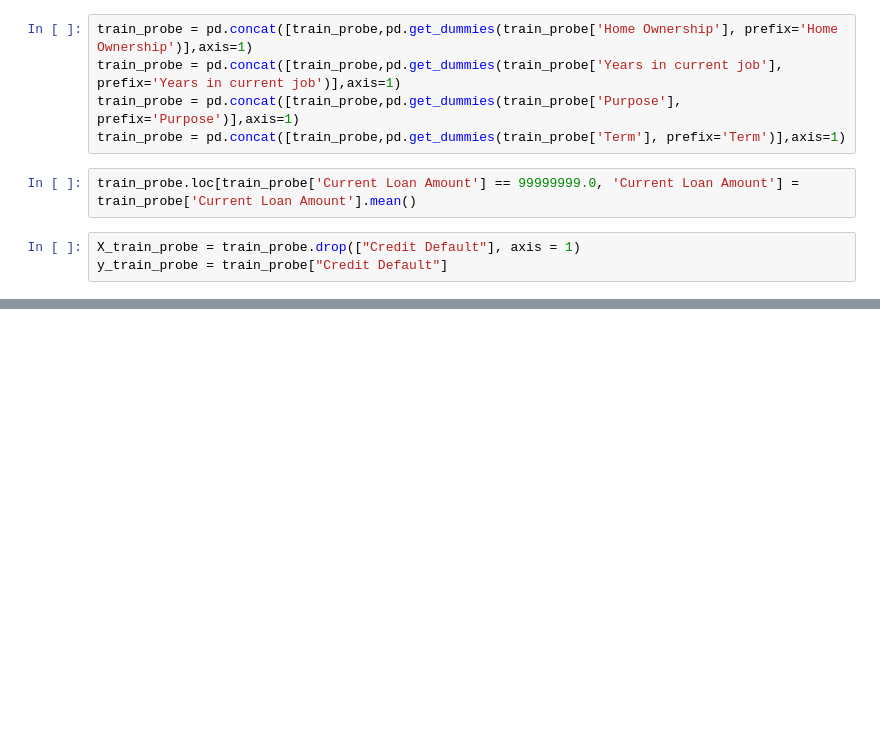
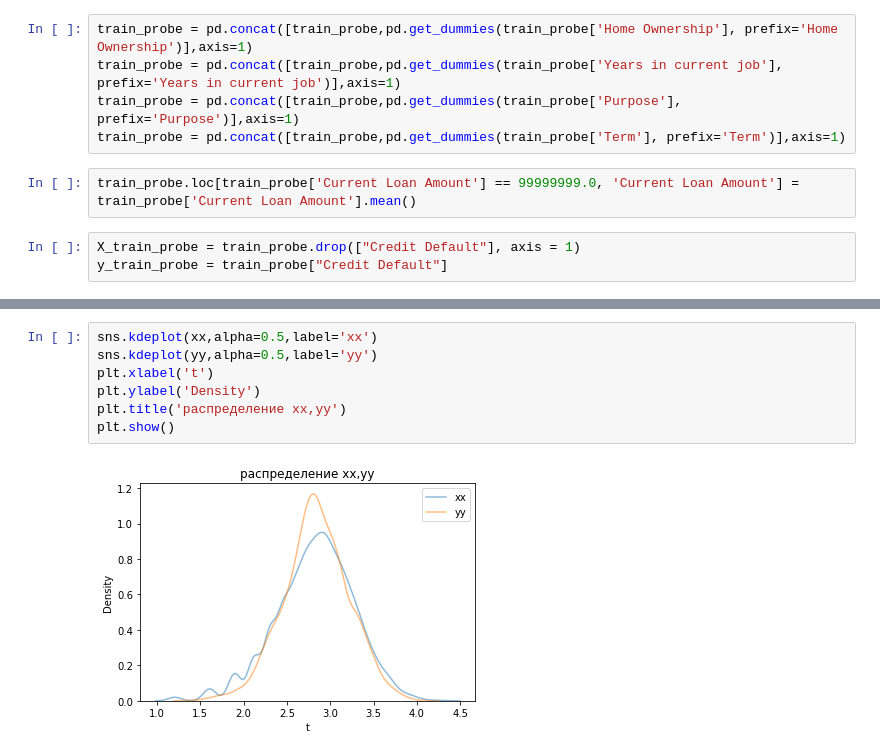
Before and after one commit to Arhio/GB-Python-Lib-Stage-2, a Jupyter notebook: Course_project/KuznetsovVV_solution.ipynb, the cells around one changed output, grey strips where cells are left out. Saved outputs shown, nothing was run; the diff lists cells and outputs as text; blank space fills up the shorter version.

```diff
--- a/Course_project/KuznetsovVV_solution.ipynb
+++ b/Course_project/KuznetsovVV_solution.ipynb
@@ -445,0 +461,9 @@ r2
+# %%
+sns.kdeplot(xx,alpha=0.5,label='xx')
+sns.kdeplot(yy,alpha=0.5,label='yy')
+plt.xlabel('t')
+plt.ylabel('Density')
+plt.title('распределение xx,yy')
+plt.show()
+# %% [output]
+[figure, added]
```
Also changed, not shown: parts of 57 cells of this notebook.
